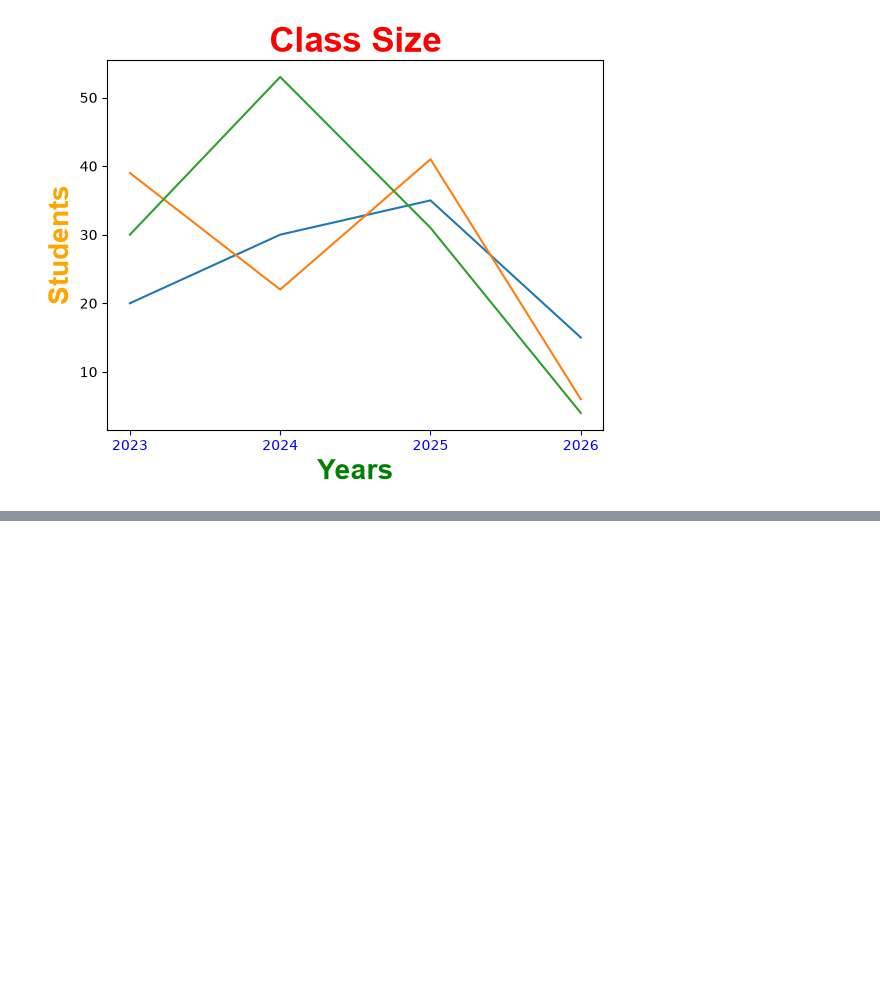
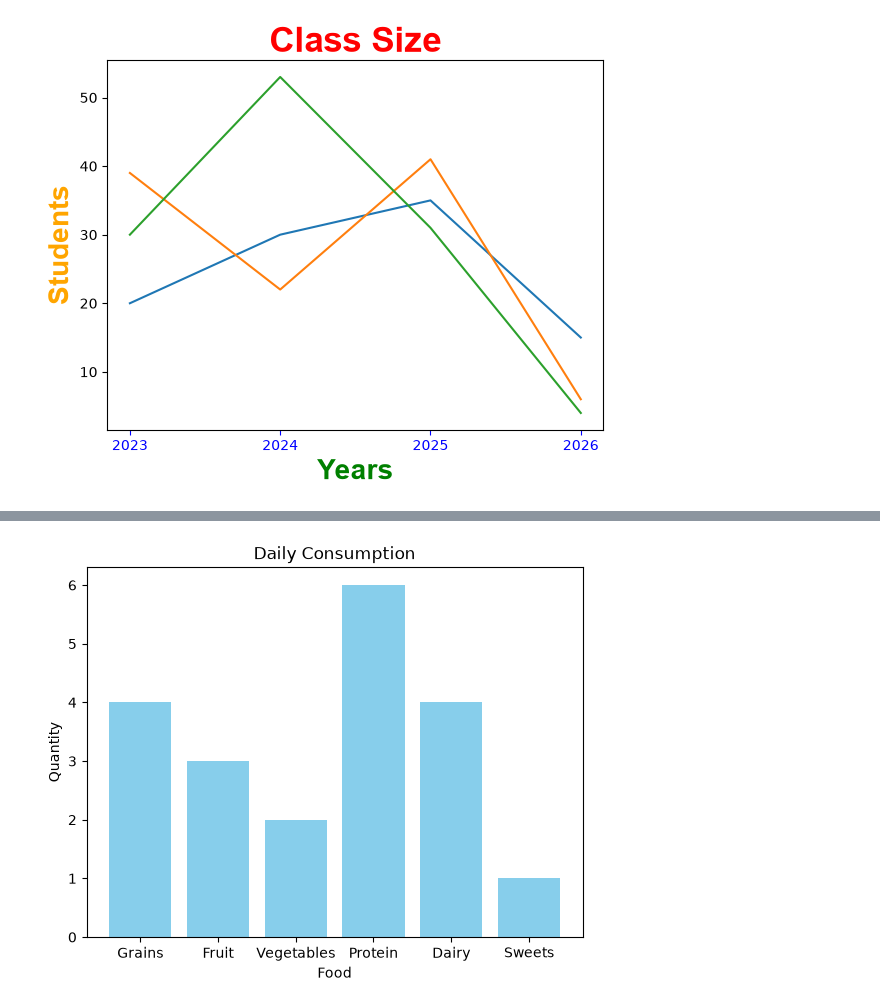
Before and after one commit to zaibgray/matplotlib, a Jupyter notebook: matplotlib.ipynb, the cells around one changed output, grey strips where cells are left out. Saved outputs shown, nothing was run; the diff lists cells and outputs as text; code cells hidden in the pictures; blank space fills up the shorter version.

```diff
--- a/matplotlib.ipynb
+++ b/matplotlib.ipynb
@@ -211,0 +237,14 @@ plt.show()
+# %%
+categories = np.array(["Grains", "Fruit", "Vegetables", "Protein", "Dairy", "Sweets"])
+values = np.array([4, 3, 2, 6, 4, 1])
+# %%
+plt.title("Daily Consumption")
+plt.xlabel("Food")
+plt.ylabel("Quantity")
+
+plt.bar(categories, values, color="skyblue")
+# plt.barh(categories, values, color="skyblue")
+
+plt.show()
+# %% [output]
+[figure, added]
```
Also changed, not shown: parts of 11 cells of this notebook.
